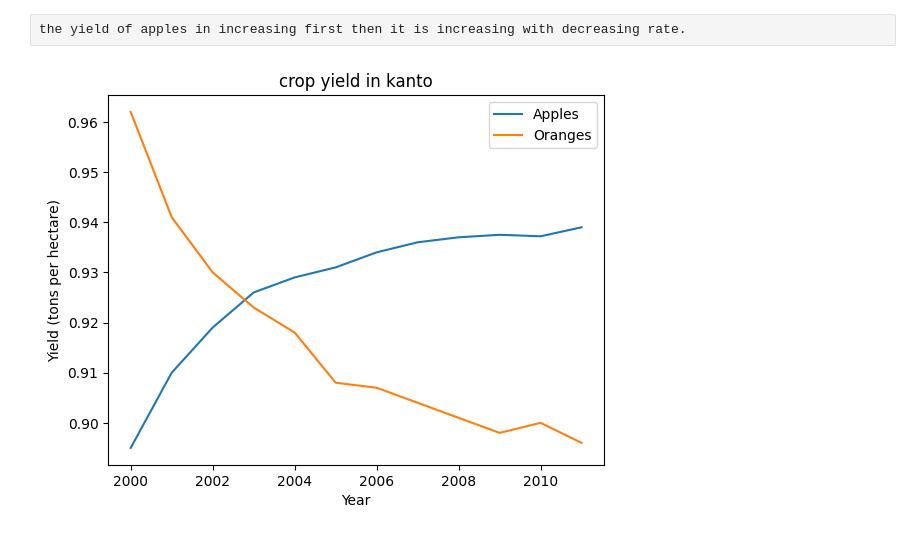
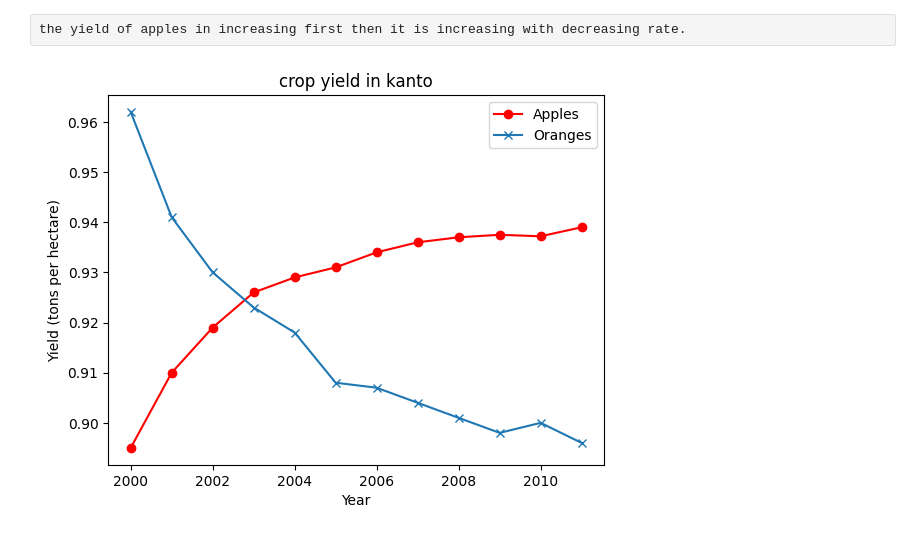
Before and after one commit to root459/DATAanalysis, a Jupyter notebook: datavisualization.ipynb, the cells around one changed output. Cells and saved outputs as stored; diff of their text form; code cells hidden in the pictures.

Commit message:
plotting started

```diff
--- a/datavisualization.ipynb
+++ b/datavisualization.ipynb
@@ -19,15 +19,15 @@ years = range(2000, 2012)
 apples = [0.895, 0.91, 0.919, 0.926, 0.929, 0.931, 0.934, 0.936, 0.937, 0.9375, 0.9372, 0.939]
 oranges = [0.962, 0.941, 0.930, 0.923, 0.918, 0.908, 0.907, 0.904, 0.901, 0.898, 0.9, 0.896, ]
 # %%
-plt.plot(years, apples)
-plt.plot(years, oranges)
+plt.plot(years, apples,marker='o',color='red')
+plt.plot(years, oranges,marker='x')
 plt.xlabel('Year')
 plt.ylabel('Yield (tons per hectare)');
 plt.title("crop yield in kanto")
 plt.legend(['Apples','Oranges'])
 plt.show()
 # %% [output]
-[figure, old version]
+[figure, new version]
 # %% [markdown]
 Chart Title and Legend
 To differentiate between multiple lines, we can include a legend within the graph using the plt.legend function. We can also set a title for the chart using the plt.title function
```
Also changed, not shown: parts of 12 cells of this notebook.
